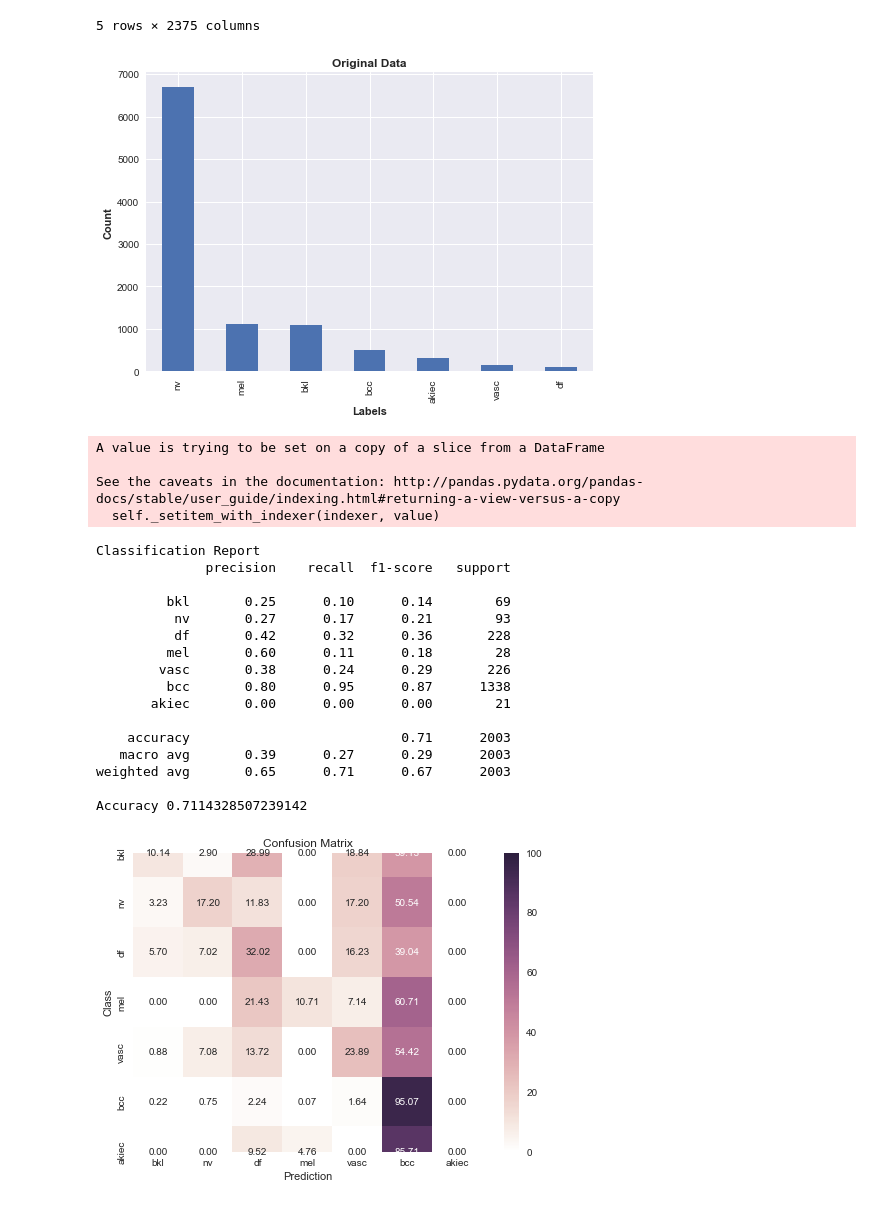
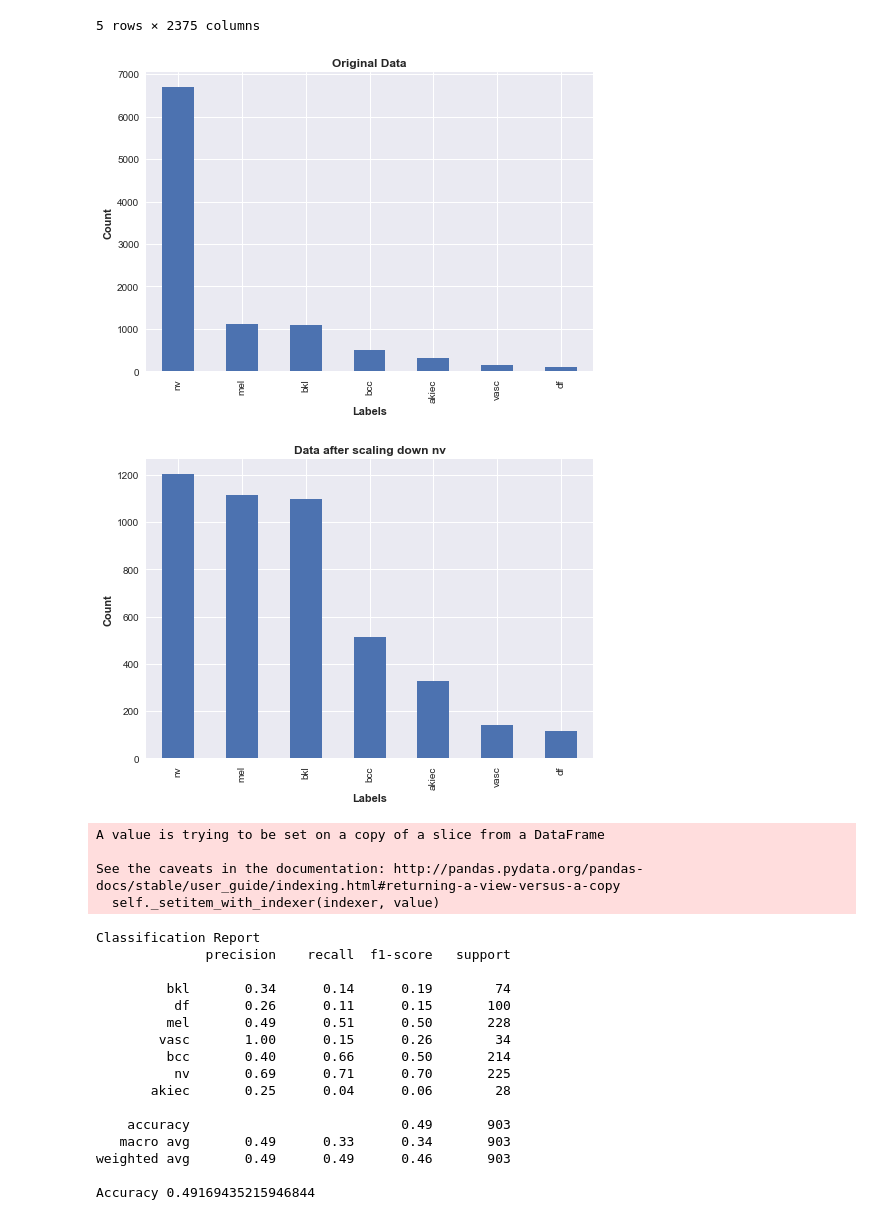
Before and after one commit to SamuelStentz/SkinCancerAnalysis, a Jupyter notebook: Analysis/analysis_praj.ipynb, the cells around one changed output. Cells and saved outputs as stored; diff of their text form; code cells hidden in the pictures.

Commit message:
Fixed csv format and used image data for svm

```diff
--- a/Analysis/analysis_praj.ipynb
+++ b/Analysis/analysis_praj.ipynb
@@ -146,21 +148,10 @@ def pre_process(metadata, proportion, random_seed):
 
 def stat_graphs(test_label, label_pred, labels):
     from sklearn.metrics import classification_report, confusion_matrix
-    label_map = test_label.index
-    reverse = dict()
-    for l in label_map:
-        reverse[test_label.loc[l]] = l
-
-    names = []
-    for number in reverse:
-        names.append(reverse[number])
-
-    labels_named = [reverse[number] for number in test_label]
-    ypred_named = [reverse[number] for number in label_pred]
-
     pred_df = pd.DataFrame()
-    pred_df["y_true"] = labels_named
-    pred_df["y_pred"] = ypred_named
+    pred_df["y_true"] = test_label
+    pred_df["y_pred"] = label_pred
+    pred_df.reset_index(inplace = True, drop = True)
     pred_df.to_csv("../Figures/praj_classifications.csv")
 
     conf_matrix = confusion_matrix(test_label, label_pred)
@@ -234,19 +225,20 @@ def plot_conf_matrix(conf_matrix, labels, directory):
 # %%
 #################
 # Edit params here for SVM
 
 size_of_test_data = 0.2
 random_seed = 42
 remove_labels = False
-scale_down_NV = False
+scale_down_NV = True
 
 #################
 
 
 labels, conf_matrix = svm(metadata, size_of_test_data, random_seed, remove_labels, scale_down_NV)
 plot_conf_matrix(conf_matrix, labels, '../Figures/confusion_matrix_svm.png')
 # %% [output]
 [figure]
+[figure, new version]
 A value is trying to be set on a copy of a slice from a DataFrame
 
 See the caveats in the documentation: http://pandas.pydata.org/pandas-docs/stable/user_guide/indexing.html#returning-a-view-versus-a-copy
@@ -254,17 +246,16 @@ See the caveats in the documentation: http://pandas.pydata.org/pandas-docs/stabl
 Classification Report
               precision    recall  f1-score   support
 
-         bkl       0.25      0.10      0.14        69
-          nv       0.27      0.17      0.21        93
-          df       0.42      0.32      0.36       228
-         mel       0.60      0.11      0.18        28
-        vasc       0.38      0.24      0.29       226
-         bcc       0.80      0.95      0.87      1338
-       akiec       0.00      0.00      0.00        21
+         bkl       0.34      0.14      0.19        74
+          df       0.26      0.11      0.15       100
+         mel       0.49      0.51      0.50       228
+        vasc       1.00      0.15      0.26        34
+         bcc       0.40      0.66      0.50       214
+          nv       0.69      0.71      0.70       225
+       akiec       0.25      0.04      0.06        28
 
-    accuracy                           0.71      2003
-   macro avg       0.39      0.27      0.29      2003
-weighted avg       0.65      0.71      0.67      2003
+    accuracy                           0.49       903
+   macro avg       0.49      0.33      0.34       903
+weighted avg       0.49      0.49      0.46       903
 
-Accuracy 0.7114328507239142
+Accuracy 0.49169435215946844
-[figure, old version]
```
Also changed, not shown: parts of 3 cells of this notebook.
